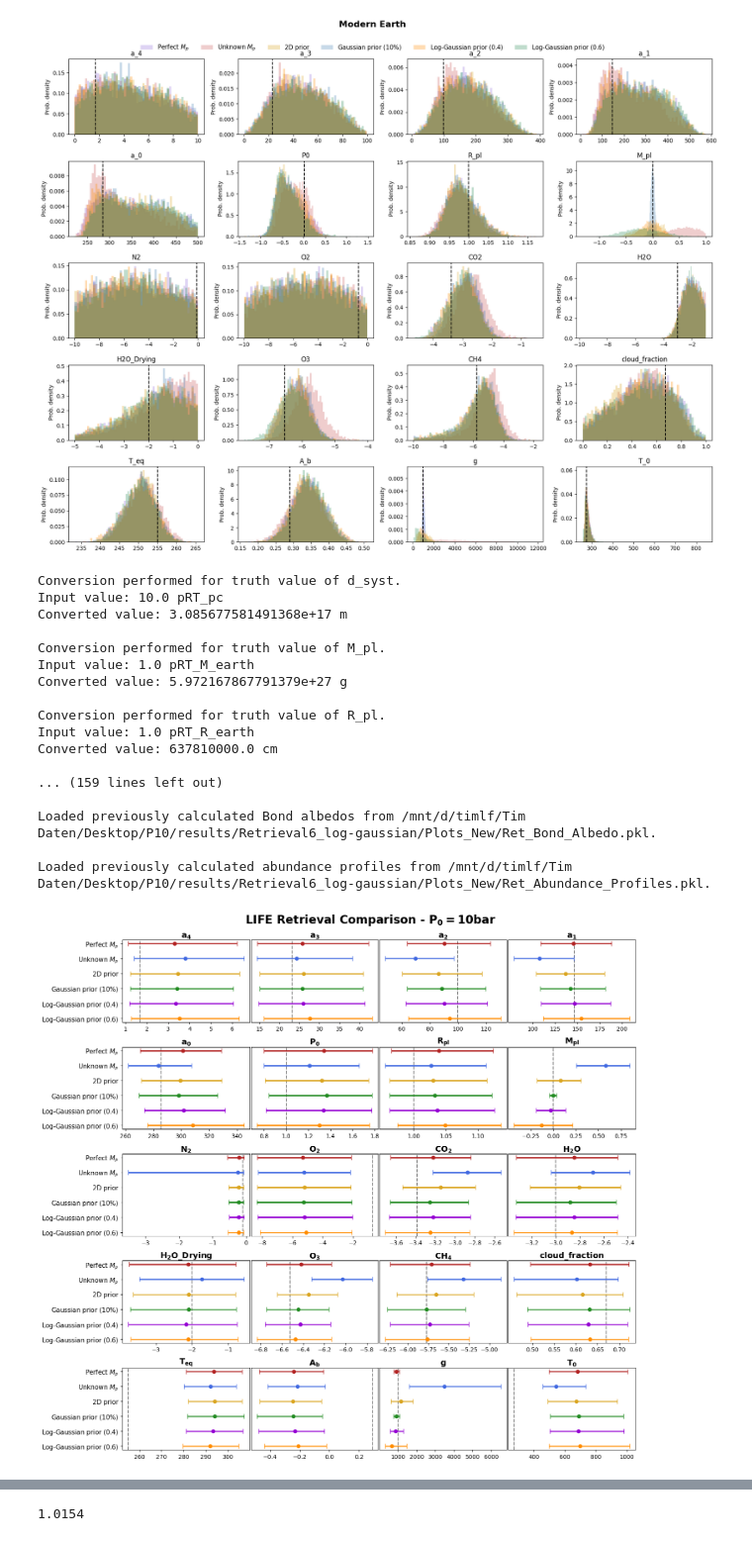
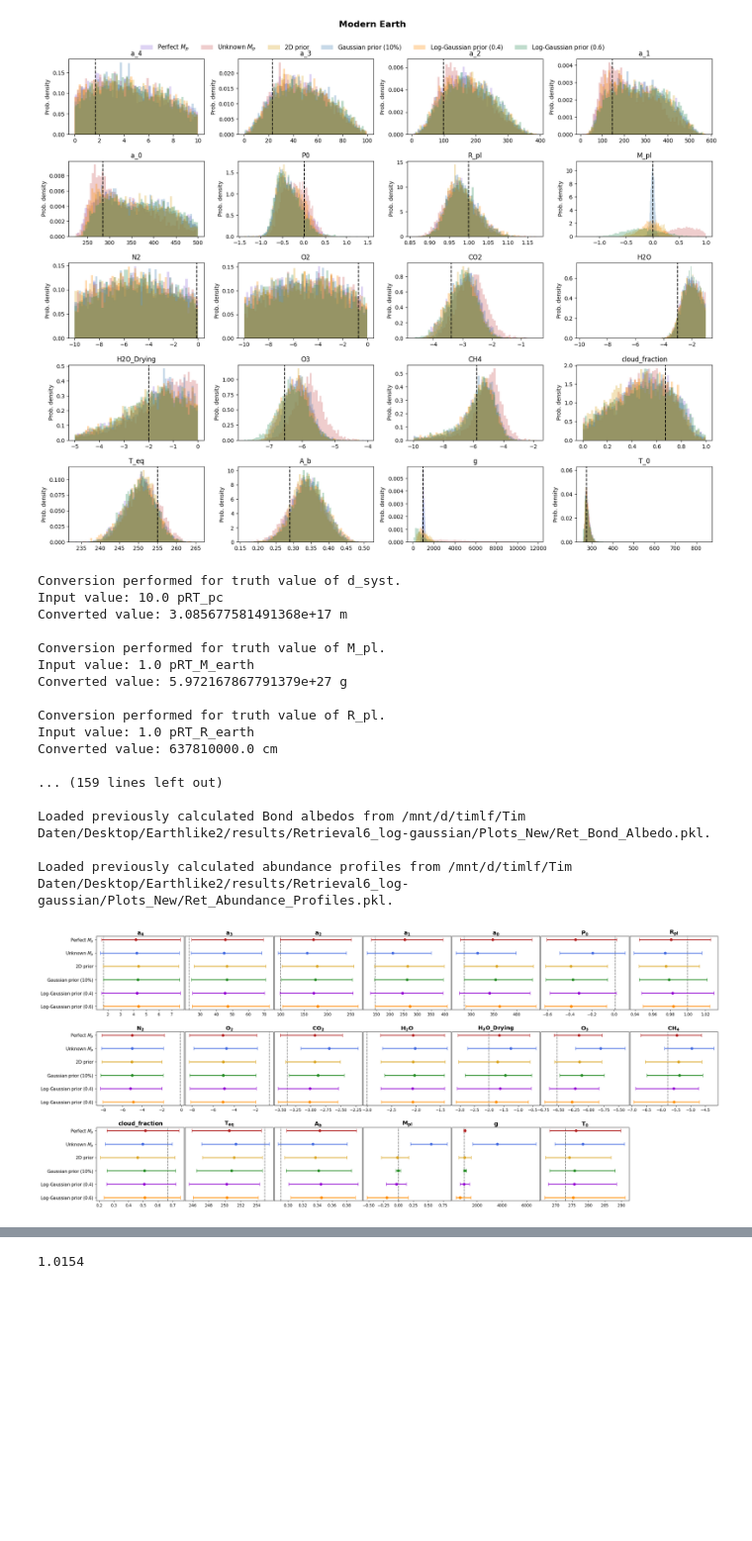
Before and after one commit to Tim171717/Semester_Project_Too, a Jupyter notebook: Testing.ipynb, the cells around one changed output, grey strips where cells are left out. Shown at 99% size. Cells and saved outputs as stored; diff of their text form; code cells hidden in the pictures; blank space fills up the shorter version.

```diff
--- a/Testing.ipynb
+++ b/Testing.ipynb
@@ -347,13 +347,23 @@ labels = {
 }
 
 folders = {
-    "R1": '/mnt/d/timlf/Tim Daten/Desktop/P10/results/Retrieval1_known/',
-    "R2": '/mnt/d/timlf/Tim Daten/Desktop/P10/results/Retrieval2_uniform/',
-    "R3": '/mnt/d/timlf/Tim Daten/Desktop/P10/results/Retrieval3_2d-uniform/',
-    "R4": '/mnt/d/timlf/Tim Daten/Desktop/P10/results/Retrieval4_gaussian/',
-    "R5": '/mnt/d/timlf/Tim Daten/Desktop/P10/results/Retrieval5_log-gaussian/',
-    "R6": '/mnt/d/timlf/Tim Daten/Desktop/P10/results/Retrieval6_log-gaussian/',
+    "R1": '/mnt/d/timlf/Tim Daten/Desktop/Earthlike2/results/Retrieval1_known/',
+    "R2": '/mnt/d/timlf/Tim Daten/Desktop/Earthlike2/results/Retrieval2_uniform/',
+    "R3": '/mnt/d/timlf/Tim Daten/Desktop/Earthlike2/results/Retrieval3_2d-uniform/',
+    "R4": '/mnt/d/timlf/Tim Daten/Desktop/Earthlike2/results/Retrieval4_gaussian/',
+    "R5": '/mnt/d/timlf/Tim Daten/Desktop/Earthlike2/results/Retrieval5_log-gaussian/',
+    "R6": '/mnt/d/timlf/Tim Daten/Desktop/Earthlike2/results/Retrieval6_log-gaussian/',
 }
+
+# folders = {
+#     "R1": '/mnt/d/timlf/Tim Daten/Desktop/P10/results/Retrieval1_known/',
+#     "R2": '/mnt/d/timlf/Tim Daten/Desktop/P10/results/Retrieval2_uniform/',
+#     "R3": '/mnt/d/timlf/Tim Daten/Desktop/P10/results/Retrieval3_2d-uniform/',
+#     "R4": '/mnt/d/timlf/Tim Daten/Desktop/P10/results/Retrieval4_gaussian/',
+#     "R5": '/mnt/d/timlf/Tim Daten/Desktop/P10/results/Retrieval5_log-gaussian/',
+#     "R6": '/mnt/d/timlf/Tim Daten/Desktop/P10/results/Retrieval6_log-gaussian/',
+# }
+
 retrieval_plotting_object.load_data = load_data
 
 datasets = {}
@@ -379,9 +389,30 @@ Converted value: 637810000.0 cm
 
 ... (159 lines left out)
 
-Loaded previously calculated Bond albedos from /mnt/d/timlf/Tim Daten/Desktop/P10/results/Retrieval6_log-gaussian/Plots_New/Ret_Bond_Albedo.pkl.
+Loaded previously calculated Bond albedos from /mnt/d/timlf/Tim Daten/Desktop/Earthlike2/results/Retrieval6_log-gaussian/Plots_New/Ret_Bond_Albedo.pkl.
 
-Loaded previously calculated abundance profiles from /mnt/d/timlf/Tim Daten/Desktop/P10/results/Retrieval6_log-gaussian/Plots_New/Ret_Abundance_Profiles.pkl.
+Loaded previously calculated abundance profiles from /mnt/d/timlf/Tim Daten/Desktop/Earthlike2/results/Retrieval6_log-gaussian/Plots_New/Ret_Abundance_Profiles.pkl.
+# %%
+params = ['a_4',
+         'a_3',
+         'a_2',
+         'a_1',
+         'a_0',
+         'P0',
+         'R_pl',
+         'N2',
+         'O2',
+         'CO2',
+         'H2O',
+         'H2O_Drying',
+         'O3',
+         'CH4',
+         'cloud_fraction',
+         'T_eq',
+         'A_b',
+         'M_pl',
+         'g',
+         'T_0']
 # %%
 params_plot = [
     r'$\mathbf{a_4}$',
@@ -593,9 +624,9 @@ def plot_comparison_intervals(
 
     plt.show()
 # %%
-plot_comparison_intervals(labels, folders, figsize=(16,16), fig_title=r'LIFE Retrieval Comparison - $\mathbf{P_0=10bar}$', savepath='Ret_comparison_P10comp.pdf')
+plot_comparison_intervals(labels, folders, figsize=(28,12), n_cols=7, fig_title=None, savepath='presicompr_og.png')
 # %% [output]
-[figure, old version]
+[figure, new version]
 # %%
 latex_lines1.append(r"\hline")
 latex_lines2.append(r"\hline")
```
Also changed, not shown: parts of 3 cells of this notebook.
